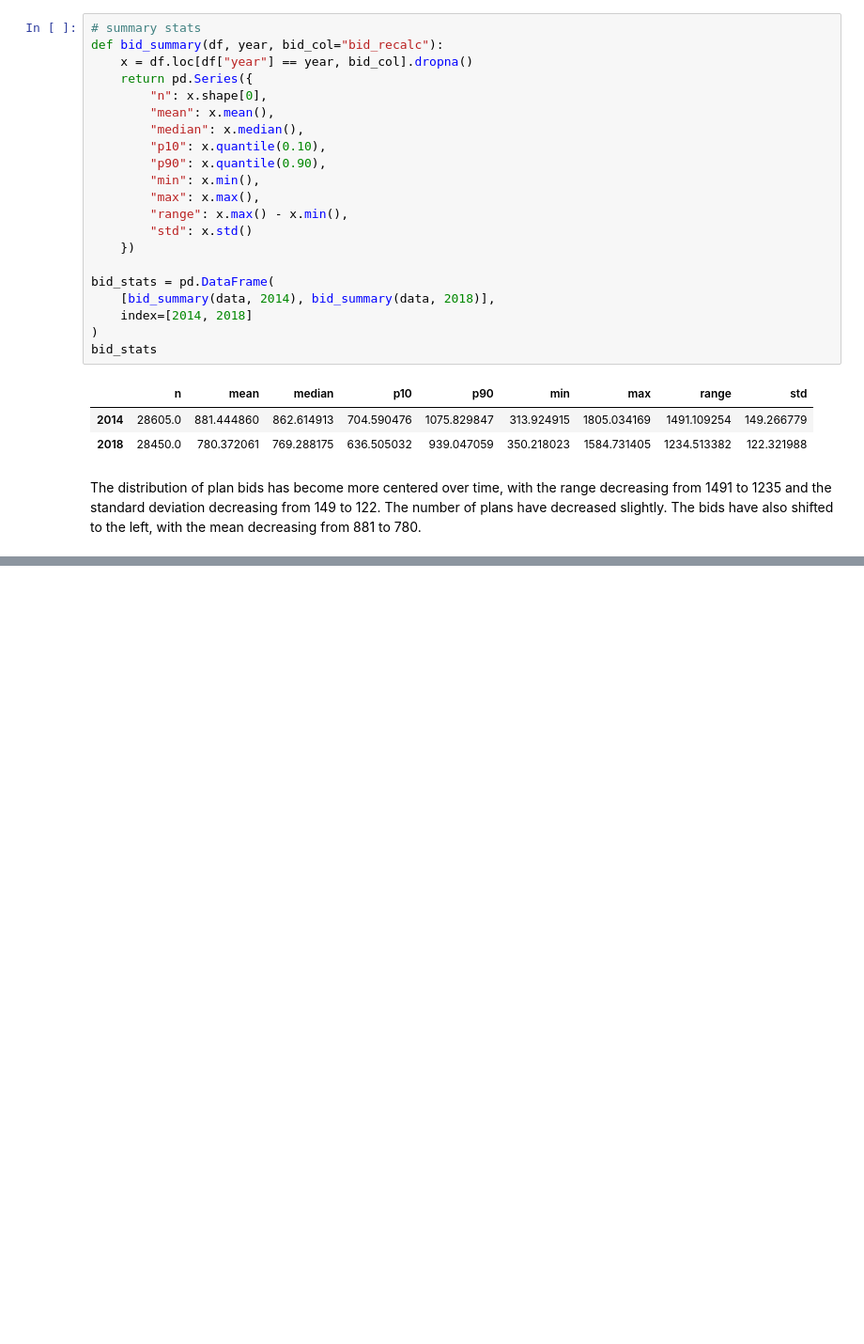
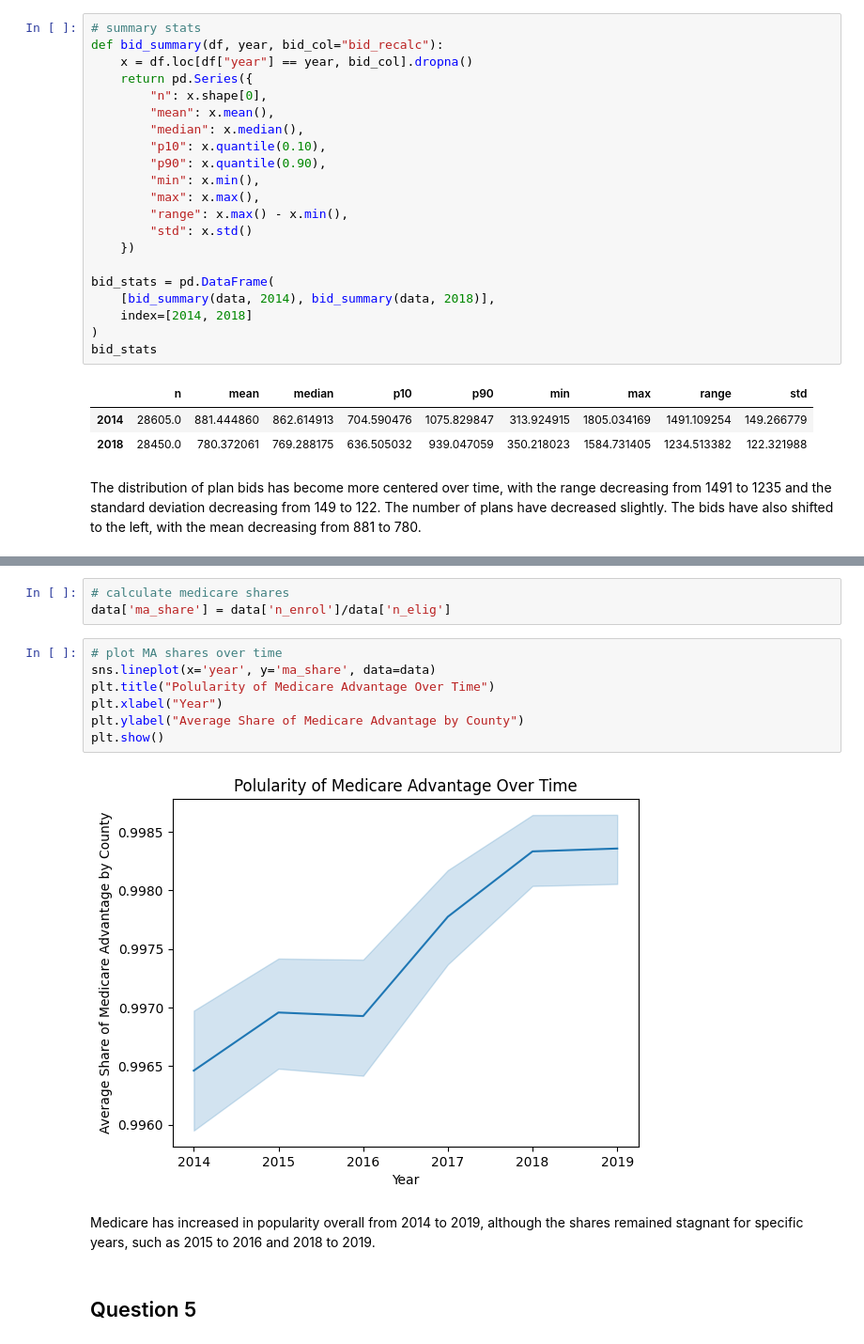
Before and after one commit to benbalbach23/Econ470_hwk2, a Jupyter notebook: homework2-final.ipynb, the cells around one changed output, grey strips where cells are left out. Shown at 94% size. Cells and saved outputs as stored; diff of their text form; blank space fills up the shorter version.

```diff
--- a/homework2-final.ipynb
+++ b/homework2-final.ipynb
@@ -191,0 +240,16 @@ The distribution of plan bids has become more centered over time, with the range
+# %%
+# calculate medicare shares
+data['ma_share'] = data['n_enrol']/data['n_elig']
+# %%
+# plot MA shares over time
+sns.lineplot(x='year', y='ma_share', data=data)
+plt.title("Polularity of Medicare Advantage Over Time")
+plt.xlabel("Year")
+plt.ylabel("Average Share of Medicare Advantage by County")
+plt.show()
+# %% [output]
+[figure, added]
+# %% [markdown]
+Medicare has increased in popularity overall from 2014 to 2019, although the shares remained stagnant for specific years, such as 2015 to 2016 and 2018 to 2019.
+# %% [markdown]
+## Question 5
```
Also changed, not shown: parts of 18 cells of this notebook, 3 other files.
